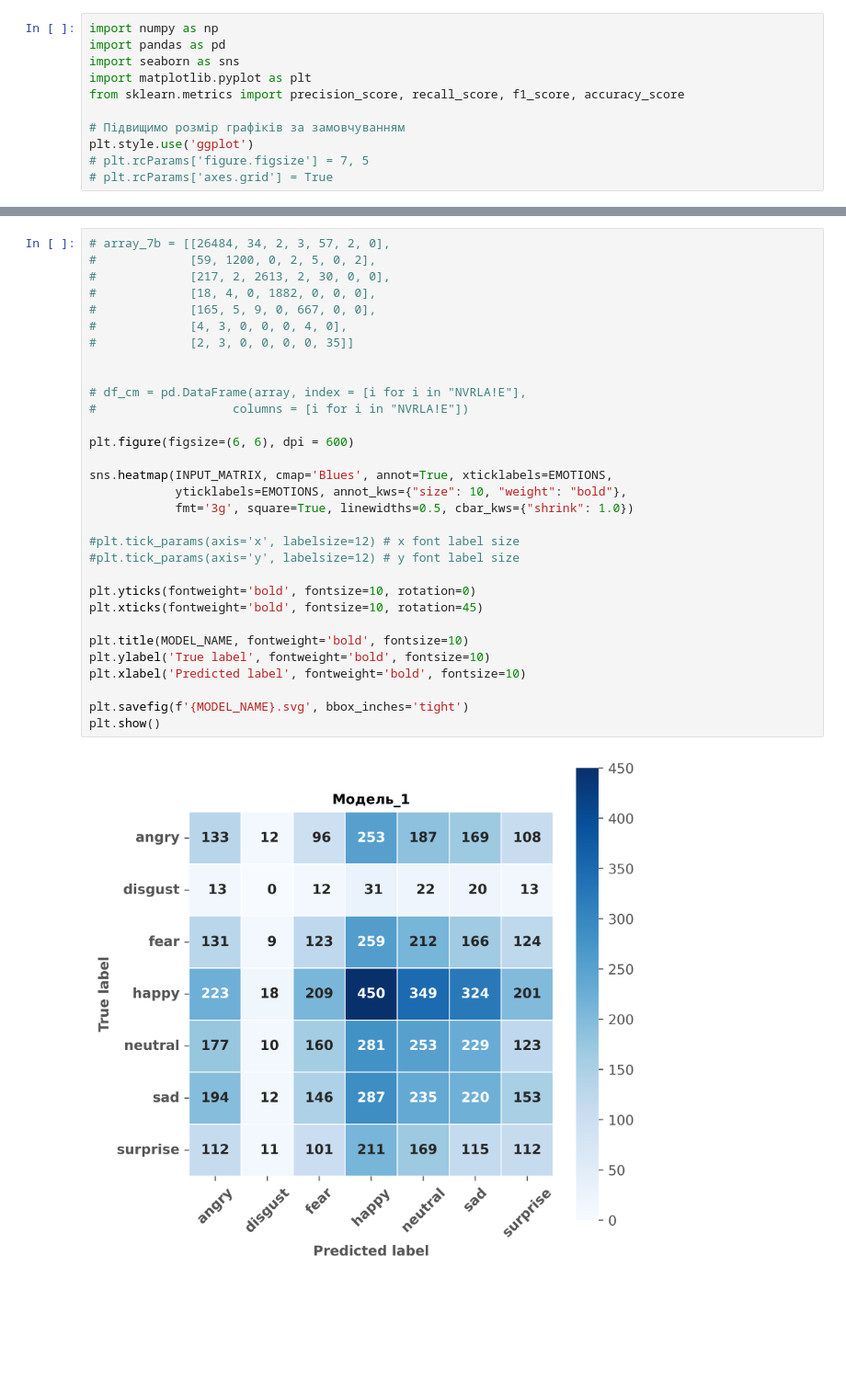
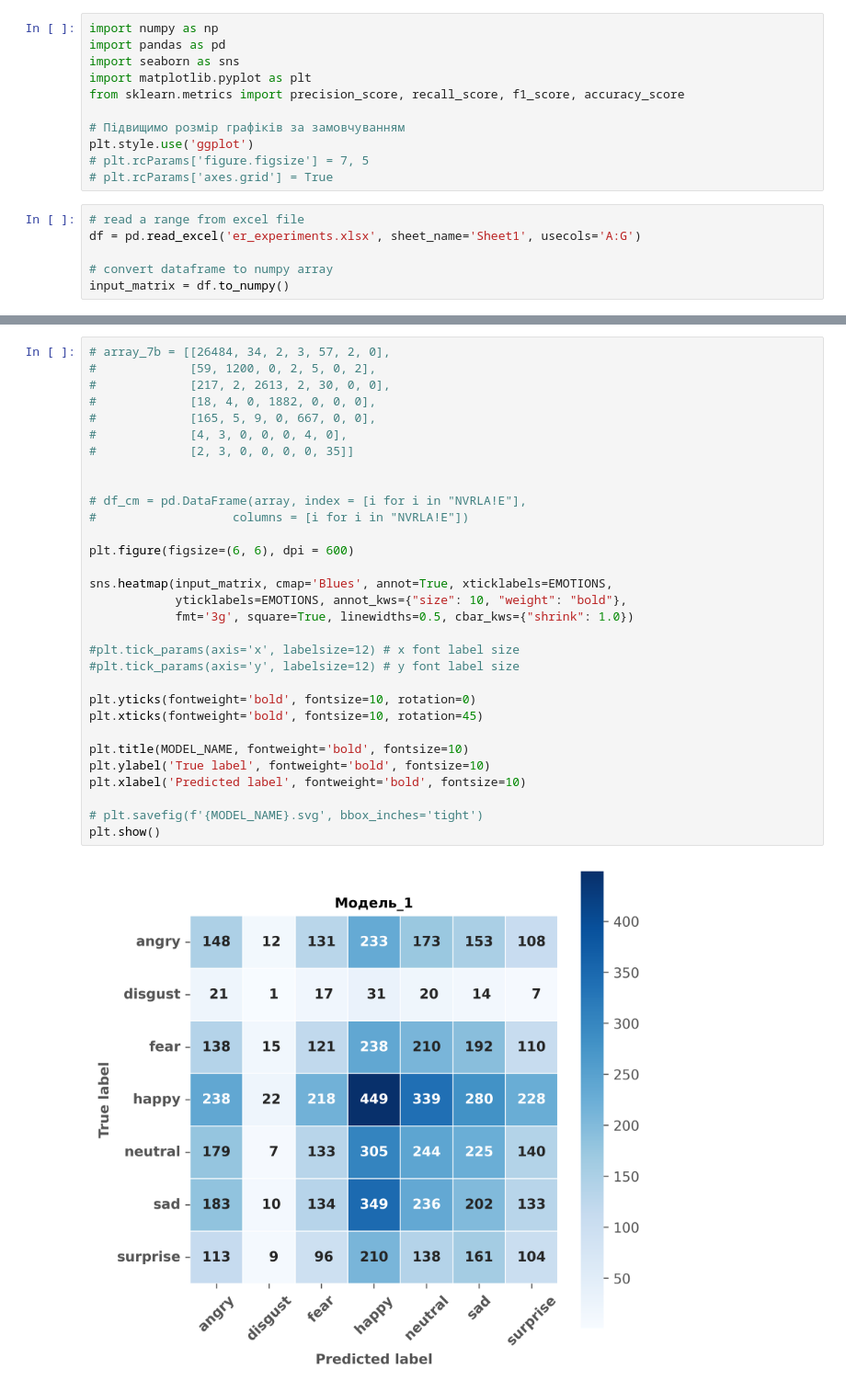
Before and after one commit to radiukpavlo/my-study-python, a Jupyter notebook: emotions/er_fer-2013.ipynb, the cells around one changed output, grey strips where cells are left out. Shown at 92% size. Drawn from its saved outputs; the diff is of its cells as text; blank space fills up the shorter version.

```diff
--- a/emotions/er_fer-2013.ipynb
+++ b/emotions/er_fer-2013.ipynb
@@ -9,5 +9,11 @@ from sklearn.metrics import precision_score, recall_score, f1_score, accuracy_sc
 plt.style.use('ggplot')
 # plt.rcParams['figure.figsize'] = 7, 5
 # plt.rcParams['axes.grid'] = True
+# %%
+# read a range from excel file
+df = pd.read_excel('er_experiments.xlsx', sheet_name='Sheet1', usecols='A:G')
+
+# convert dataframe to numpy array
+input_matrix = df.to_numpy()
 # %%
 # confusion matrix
@@ -66,33 +72,33 @@ surprise   0.996403  1.000000  0.998198
 # %%
 # array_7b = [[26484, 34, 2, 3, 57, 2, 0],
 #             [59, 1200, 0, 2, 5, 0, 2],
 #             [217, 2, 2613, 2, 30, 0, 0],
 #             [18, 4, 0, 1882, 0, 0, 0],
 #             [165, 5, 9, 0, 667, 0, 0],
 #             [4, 3, 0, 0, 0, 4, 0],
 #             [2, 3, 0, 0, 0, 0, 35]]
 
 
 # df_cm = pd.DataFrame(array, index = [i for i in "NVRLA!E"],
 #                   columns = [i for i in "NVRLA!E"])
 
 plt.figure(figsize=(6, 6), dpi = 600)
 
-sns.heatmap(INPUT_MATRIX, cmap='Blues', annot=True, xticklabels=EMOTIONS,
+sns.heatmap(input_matrix, cmap='Blues', annot=True, xticklabels=EMOTIONS,
             yticklabels=EMOTIONS, annot_kws={"size": 10, "weight": "bold"},
             fmt='3g', square=True, linewidths=0.5, cbar_kws={"shrink": 1.0})
 
 #plt.tick_params(axis='x', labelsize=12) # x font label size
 #plt.tick_params(axis='y', labelsize=12) # y font label size
 
 plt.yticks(fontweight='bold', fontsize=10, rotation=0)
 plt.xticks(fontweight='bold', fontsize=10, rotation=45)
 
 plt.title(MODEL_NAME, fontweight='bold', fontsize=10)
 plt.ylabel('True label', fontweight='bold', fontsize=10)
 plt.xlabel('Predicted label', fontweight='bold', fontsize=10)
 
-plt.savefig(f'{MODEL_NAME}.svg', bbox_inches='tight')
+# plt.savefig(f'{MODEL_NAME}.svg', bbox_inches='tight')
 plt.show()
 # %% [output]
-[figure, old version]
+[figure, new version]
```
Also changed, not shown: parts of 2 cells of this notebook, 1 other file.
